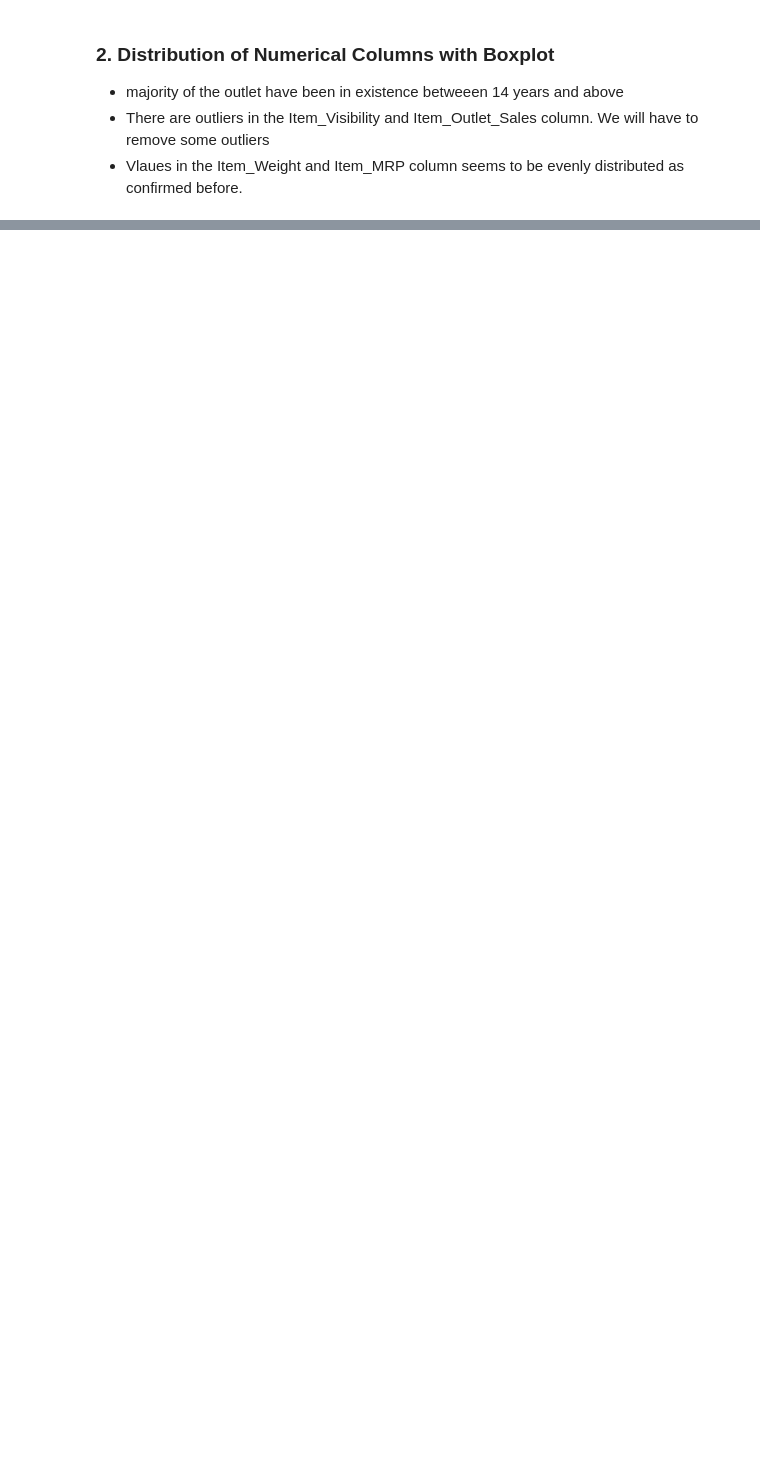
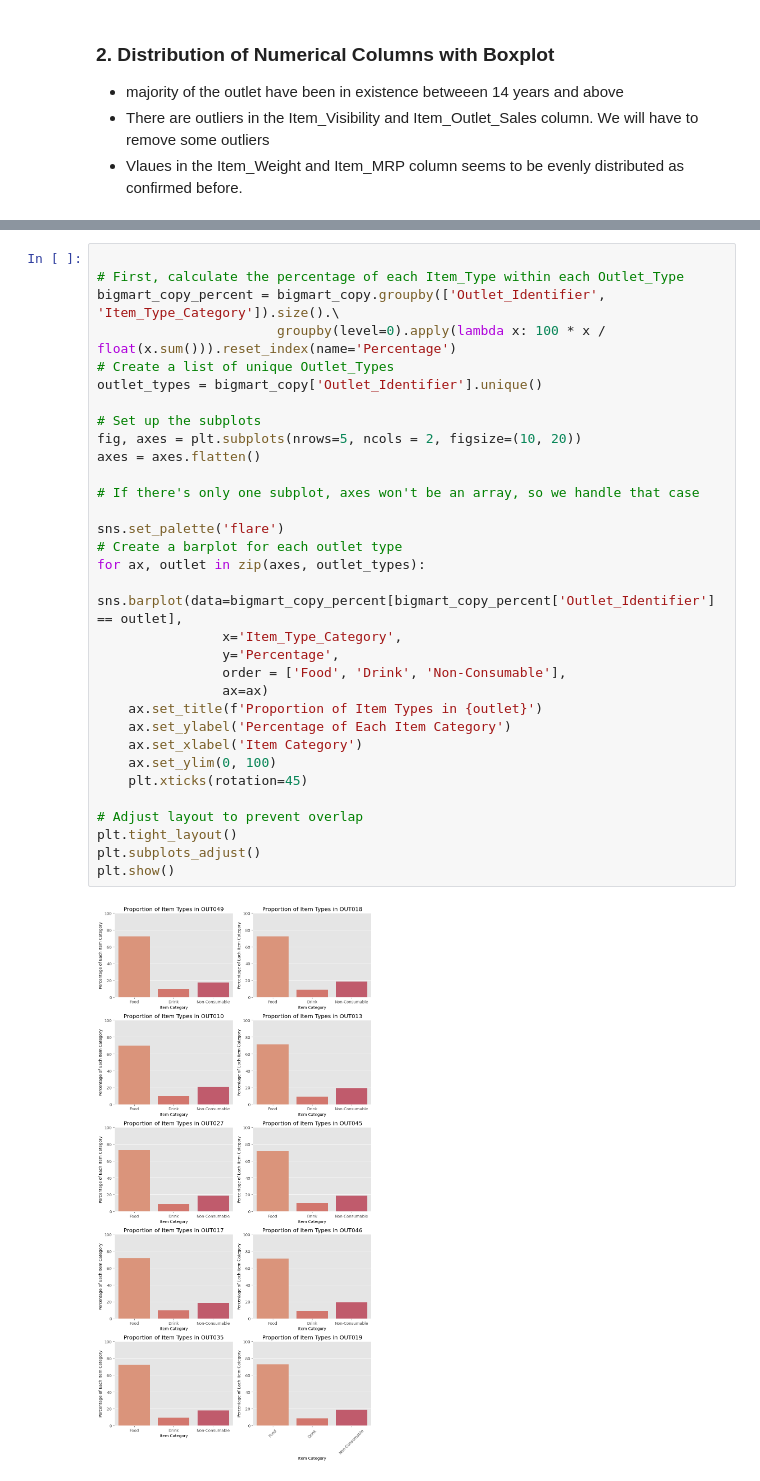
Before and after one commit to SirTee12/Big-Mart-Sales-Forecasting, a Jupyter notebook: Big-Mart-EDA.ipynb, the cells around one changed output, grey strips where cells are left out. Saved outputs shown, nothing was run; the diff lists cells and outputs as text; blank space fills up the shorter version.

Commit message:
plot bar chart subplots showing the proportion of each item category for each outlet

```diff
--- a/Big-Mart-EDA.ipynb
+++ b/Big-Mart-EDA.ipynb
@@ -126,0 +113,34 @@ plt.show()
+# %%
+
+# First, calculate the percentage of each Item_Type within each Outlet_Type
+bigmart_copy_percent = bigmart_copy.groupby(['Outlet_Identifier', 'Item_Type_Category']).size().\
+                       groupby(level=0).apply(lambda x: 100 * x / float(x.sum())).reset_index(name='Percentage')
+# Create a list of unique Outlet_Types
+outlet_types = bigmart_copy['Outlet_Identifier'].unique()
+
+# Set up the subplots
+fig, axes = plt.subplots(nrows=5, ncols = 2, figsize=(10, 20))
+axes = axes.flatten()
+
+# If there's only one subplot, axes won't be an array, so we handle that case
+
+sns.set_palette('flare')
+# Create a barplot for each outlet type
+for ax, outlet in zip(axes, outlet_types):
+    sns.barplot(data=bigmart_copy_percent[bigmart_copy_percent['Outlet_Identifier'] == outlet],
+                x='Item_Type_Category',
+                y='Percentage',
+                order = ['Food', 'Drink', 'Non-Consumable'],
+                ax=ax)
+    ax.set_title(f'Proportion of Item Types in {outlet}')
+    ax.set_ylabel('Percentage of Each Item Category')
+    ax.set_xlabel('Item Category')
+    ax.set_ylim(0, 100)
+    plt.xticks(rotation=45)
+
+# Adjust layout to prevent overlap
+plt.tight_layout()
+plt.subplots_adjust()
+plt.show()
+# %% [output]
+[figure, added]
```
Also changed, not shown: parts of 12 cells of this notebook.
